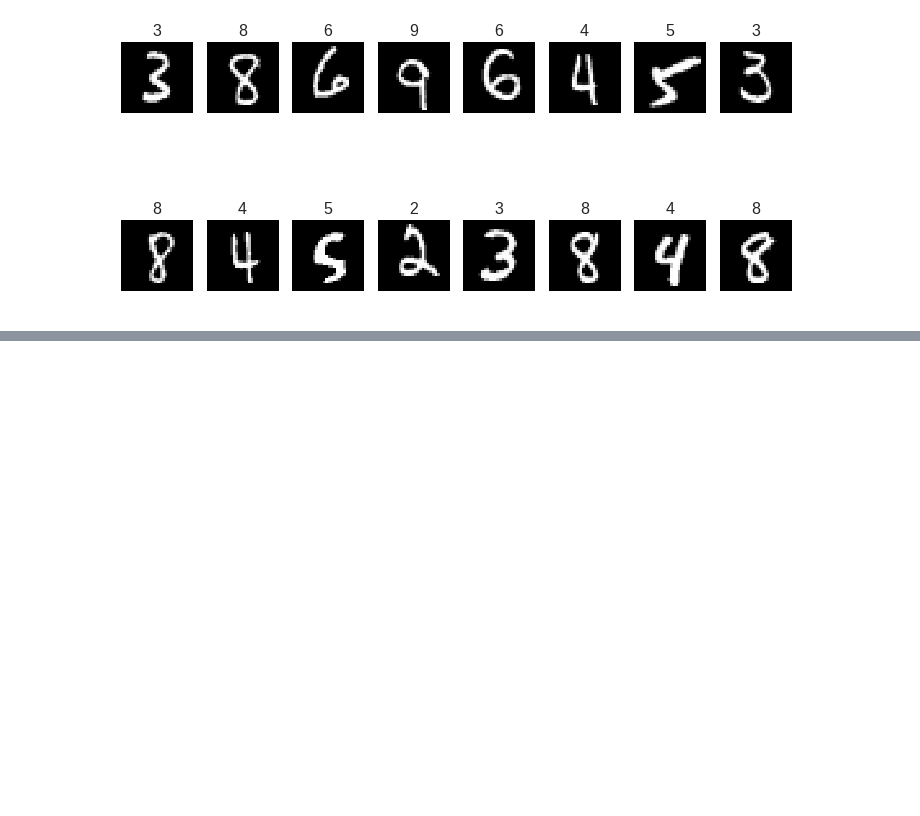
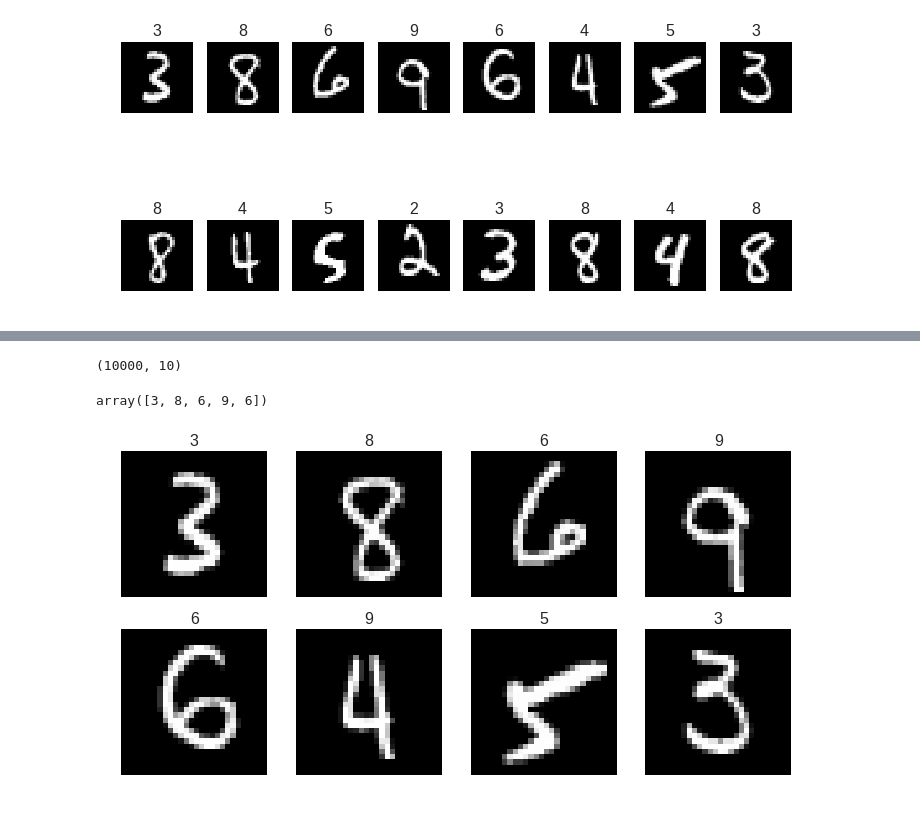
Before and after one commit to ssttv/ml-resources, a Jupyter notebook: fastai_nn.ipynb, the cells around one changed output, grey strips where cells are left out. Saved outputs shown, nothing was run; the diff lists cells and outputs as text; code cells hidden in the pictures; blank space fills up the shorter version.

```diff
--- a/fastai_nn.ipynb
+++ b/fastai_nn.ipynb
@@ -164,0 +176,2 @@ opt=optim.SGD(net.parameters(), 1e-1, momentum=0.9, weight_decay=1e-3)
+# %%
+fit(net, md, n_epochs=5, crit=loss, opt=opt, metrics=metrics)
@@ -164,0 +189,2 @@ opt=optim.SGD(net.parameters(), 1e-1, momentum=0.9, weight_decay=1e-3)
+# %%
+fit(net, md, n_epochs=3, crit=loss, opt=opt, metrics=metrics)
@@ -164,0 +203,12 @@ opt=optim.SGD(net.parameters(), 1e-1, momentum=0.9, weight_decay=1e-3)
+# %%
+preds = predict(net, md.val_dl)
+# %%
+preds.shape
+# %% [output]
+(10000, 10)
+# %%
+preds.argmax(axis=1)[:5]
+# %% [output]
+array([3, 8, 6, 9, 6])
+# %%
+preds = preds.argmax(1)
@@ -164,0 +217,4 @@ opt=optim.SGD(net.parameters(), 1e-1, momentum=0.9, weight_decay=1e-3)
+# %%
+plots(x_imgs[:8], titles=preds[:8])
+# %% [output]
+[figure, added]
```
Also changed, not shown: parts of 57 cells of this notebook.
